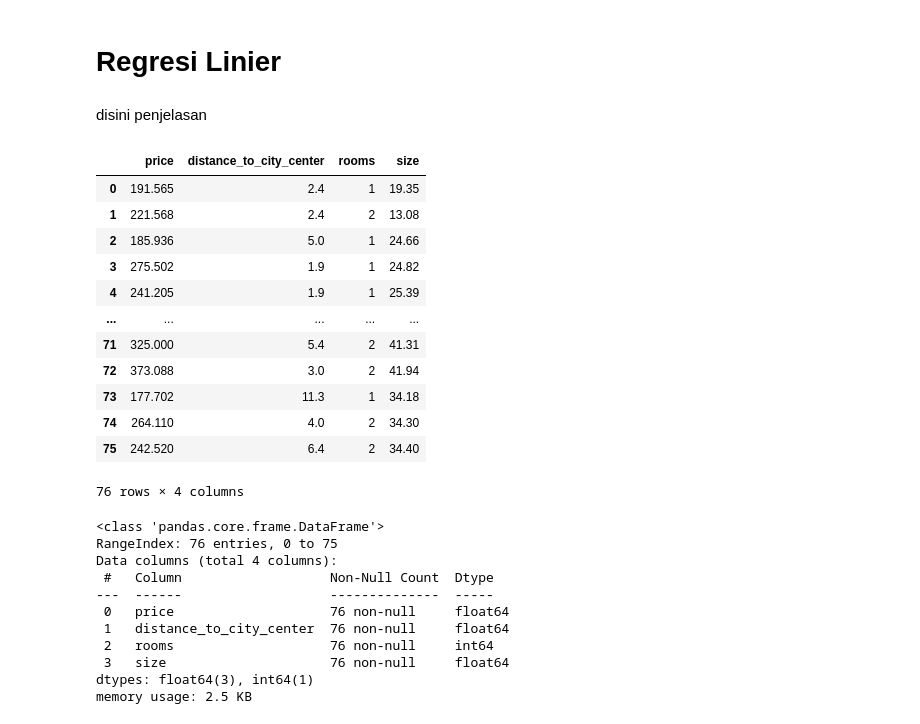
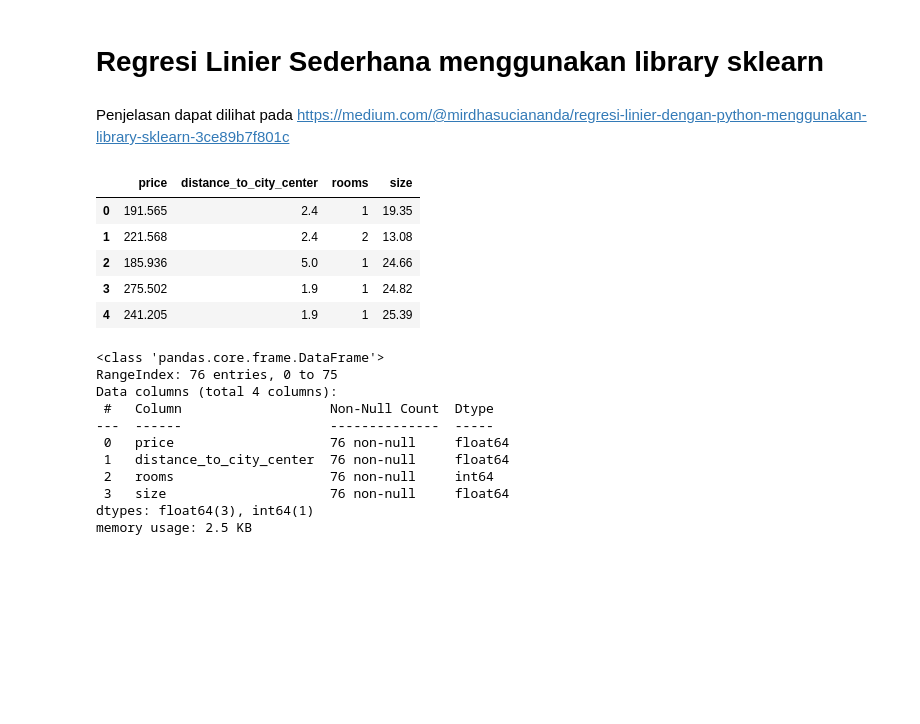
Before and after one commit to mirdhasuciananda/Regresi-Linier, a Jupyter notebook: Python-Regresi-Linier/Regresi-Linier-python.ipynb, the cells around one changed output. Drawn from its saved outputs; the diff is of its cells as text; code cells hidden in the pictures; blank space fills up the shorter version.

```diff
--- a/Python-Regresi-Linier/Regresi-Linier-python.ipynb
+++ b/Python-Regresi-Linier/Regresi-Linier-python.ipynb
@@ -1,7 +1,7 @@
 # %% [markdown]
-# Regresi Linier
+# Regresi Linier Sederhana menggunakan library sklearn
 # %% [markdown]
-disini penjelasan
+Penjelasan dapat dilihat pada https://medium.com/@mirdhasuciananda/regresi-linier-dengan-python-menggunakan-library-sklearn-3ce89b7f801c
 # %%
 # import library dan modul
 import pandas as pd
@@ -13,23 +16,16 @@ from sklearn.model_selection import train_test_split
 # %%
 # load dataset Dataapartements
 df = pd.read_csv('Dataapartments.csv')
 
 # menampilkan dataset
-df
+df.head()
 # %% [output]
 |  | price | distance_to_city_center | rooms | size |
 | 0 | 191.565 | 2.4 | 1 | 19.35 |
 | 1 | 221.568 | 2.4 | 2 | 13.08 |
 | 2 | 185.936 | 5.0 | 1 | 24.66 |
 | 3 | 275.502 | 1.9 | 1 | 24.82 |
 | 4 | 241.205 | 1.9 | 1 | 25.39 |
-| ... | ... | ... | ... | ... |
-| 71 | 325.000 | 5.4 | 2 | 41.31 |
-| 72 | 373.088 | 3.0 | 2 | 41.94 |
-| 73 | 177.702 | 11.3 | 1 | 34.18 |
-| 74 | 264.110 | 4.0 | 2 | 34.30 |
-| 75 | 242.520 | 6.4 | 2 | 34.40 |
-76 rows × 4 columns
 # %%
 # melihat informasi mengenai dataset
 df.info()
```
Also changed, not shown: parts of 16 cells of this notebook.
